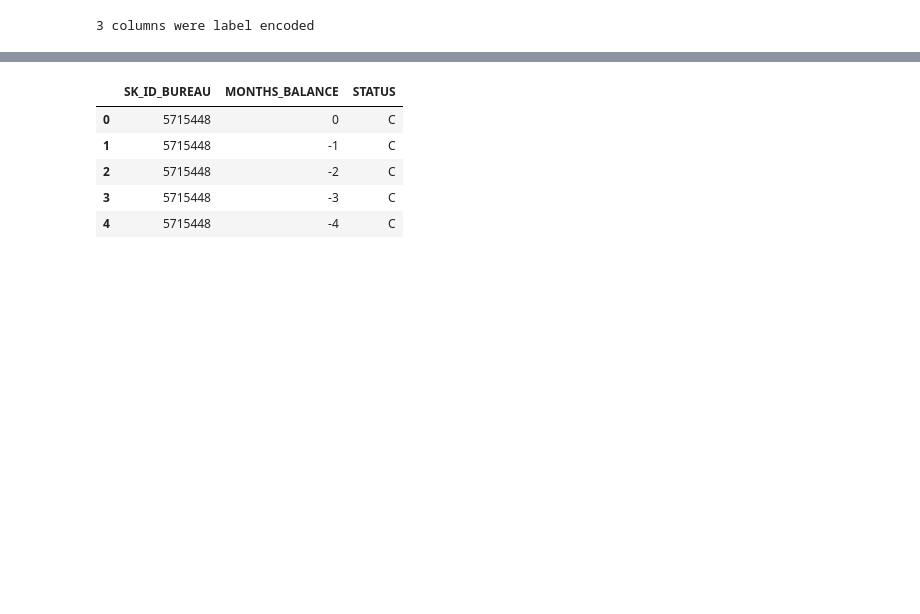
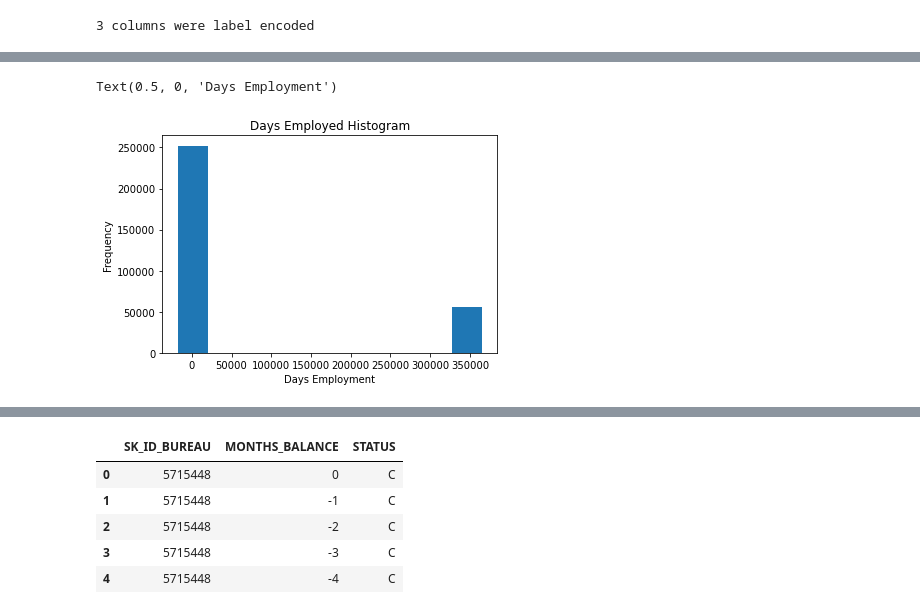
Before and after one commit to matsudsatsuki/kaggle_homecredit, a Jupyter notebook: homecredit_1.ipynb, the cells around one changed output, grey strips where cells are left out. Cells and saved outputs as stored; diff of their text form; code cells hidden in the pictures; blank space fills up the shorter version.

```diff
--- a/homecredit_1.ipynb
+++ b/homecredit_1.ipynb
@@ -119,3 +120,9 @@ for col in train_df:
 print('%d columns were label encoded' %le_count)
 # %% [output]
 3 columns were label encoded
+# %%
+train_df = pd.get_dummies(train_df)
+test_df = pd.get_dummies(test_df)
+
+print('Training Feature shape: ', train_df.shape)
+print('Test Feature shape: ', test_df.shape)
@@ -121,0 +132,9 @@ print('%d columns were label encoded' %le_count)
+# %%
+train_labels = train_df['TARGET']
+
+train_df, test_df = train_df.align(test_df, join='inner',axis=1)
+
+train_df['TARGET'] = train_labels
+
+print('Training Feature Shape: ', train_df.shape)
+print('Test Feature Shape: ', test_df.shape)
@@ -121,0 +168,6 @@ print('%d columns were label encoded' %le_count)
+# %%
+train_df['DAYS_EMPLOYED'].plot.hist(title='Days Employed Histogram')
+plt.xlabel('Days Employment')
+# %% [output]
+Text(0.5, 0, 'Days Employment')
+[figure, added]
```
Also changed, not shown: parts of 18 cells of this notebook.
